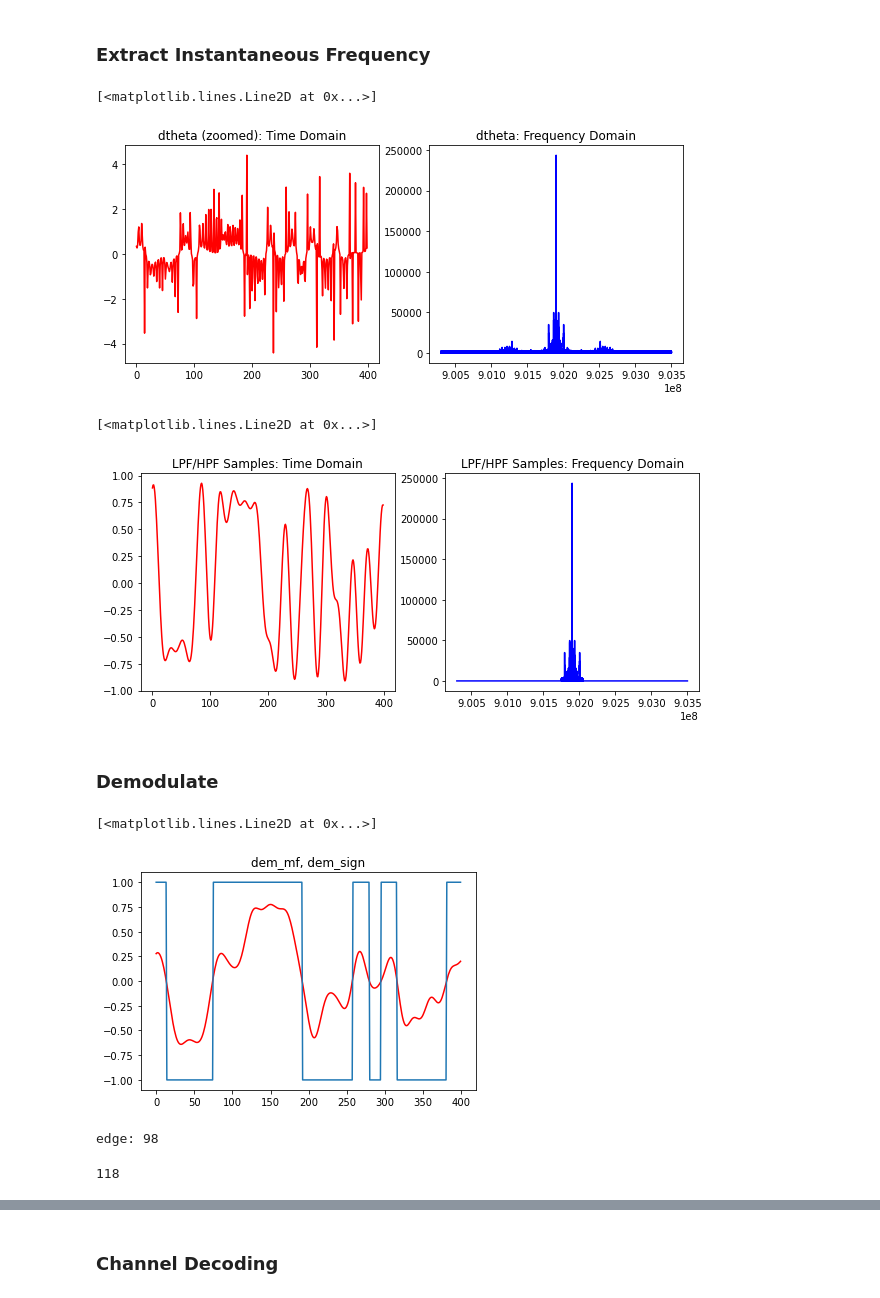
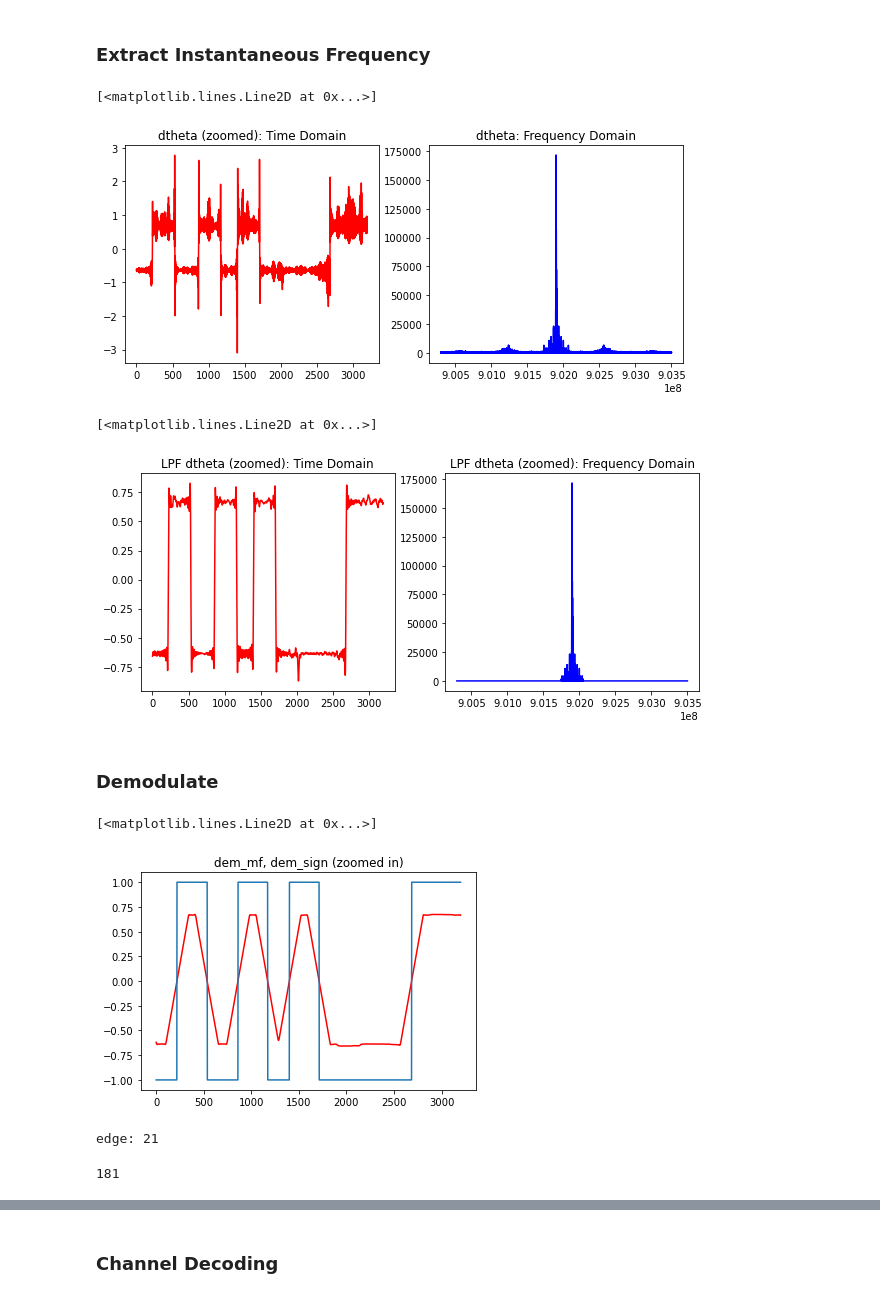
Before and after one commit to amitferman/FSK-Backscatter, a Jupyter notebook: rx/rx.ipynb, the cells around one changed output, grey strips where cells are left out. Saved outputs shown, nothing was run; the diff lists cells and outputs as text; code cells hidden in the pictures.

```diff
--- a/rx/rx.ipynb
+++ b/rx/rx.ipynb
@@ -27,7 +27,7 @@ sdr = RtlSdr()
 # %%
 fsps = 3200000      # 1         Msps
 fc = 901.9e6        # 901.9     MHz
-bitrate = 80e3      # 10        ksps
+bitrate = 10e3      # 10        ksps
 
 dt = 1.0 / fsps
 nyquist = fsps / 2.0
@@ -182,7 +182,7 @@ ax2.set_title("dtheta: Frequency Domain")
 ax2.plot(dfreqs, np.abs(spectrum), color='blue')
 # %% [output]
 [<matplotlib.lines.Line2D at 0x...>]
-[figure, old version]
+[figure, new version]
 # %%
 # lpf filtering
 lpf = 0.15e6
@@ -192,13 +192,13 @@ lpf_theta = np.fft.ifft(np.fft.fftshift(lpf_spectrum))
 a = sampsperbit*20
 b = round(sampsperbit*30)
 fig, (ax1, ax2) = plt.subplots(1, 2, figsize=(10, 4))
-ax1.set_title("LPF/HPF Samples: Time Domain")
+ax1.set_title("LPF dtheta (zoomed): Time Domain")
 ax1.plot(lpf_theta[a:b], color='red')
-ax2.set_title("LPF/HPF Samples: Frequency Domain")
+ax2.set_title("LPF dtheta (zoomed): Frequency Domain")
 ax2.plot(dfreqs, np.abs(lpf_spectrum), color='blue')
 # %% [output]
 [<matplotlib.lines.Line2D at 0x...>]
-[figure, old version]
+[figure, new version]
 # %% [markdown]
 ### Demodulate
 # %%
@@ -220,13 +220,13 @@ dem_sign = np.sign(dem_mf)
 # %%
 a = 20 * sampsperbit
 b = 30 * sampsperbit
-plt.title("dem_mf, dem_sign")
+plt.title("dem_mf, dem_sign (zoomed in)")
 # plt.plot(dem[a:b])
 plt.plot(dem_mf[a:b], color='red')
 plt.plot(dem_sign[a:b])
 # %% [output]
 [<matplotlib.lines.Line2D at 0x...>]
-[figure, old version]
+[figure, new version]
 # %%
 # edge detection
 win = 10
@@ -241,7 +241,7 @@ if (edge == len(dem_sign)):
 
 print("edge: %d" % edge)
 # %% [output]
-edge: 98
+edge: 21
 # %%
 #sample bits
 rxdata = np.array([])
@@ -252,7 +252,7 @@ while i < len(dem_sign):
     i += sampsperbit
 rxdata = (rxdata + 1) / 2
 # %% [output]
-118
+181
 # %%
 print(rxdata[0:100])
 # %% [output]
```
Also changed, not shown: parts of 11 cells of this notebook.
